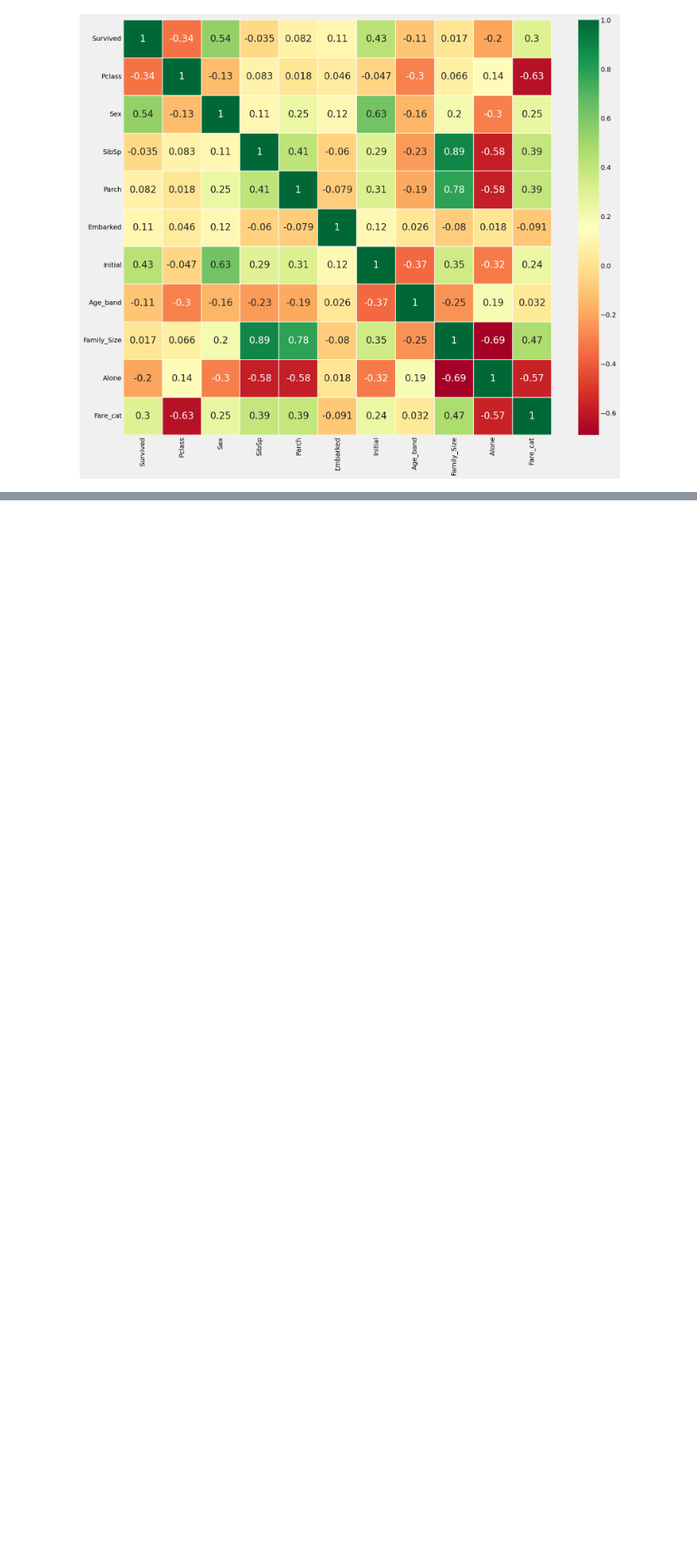
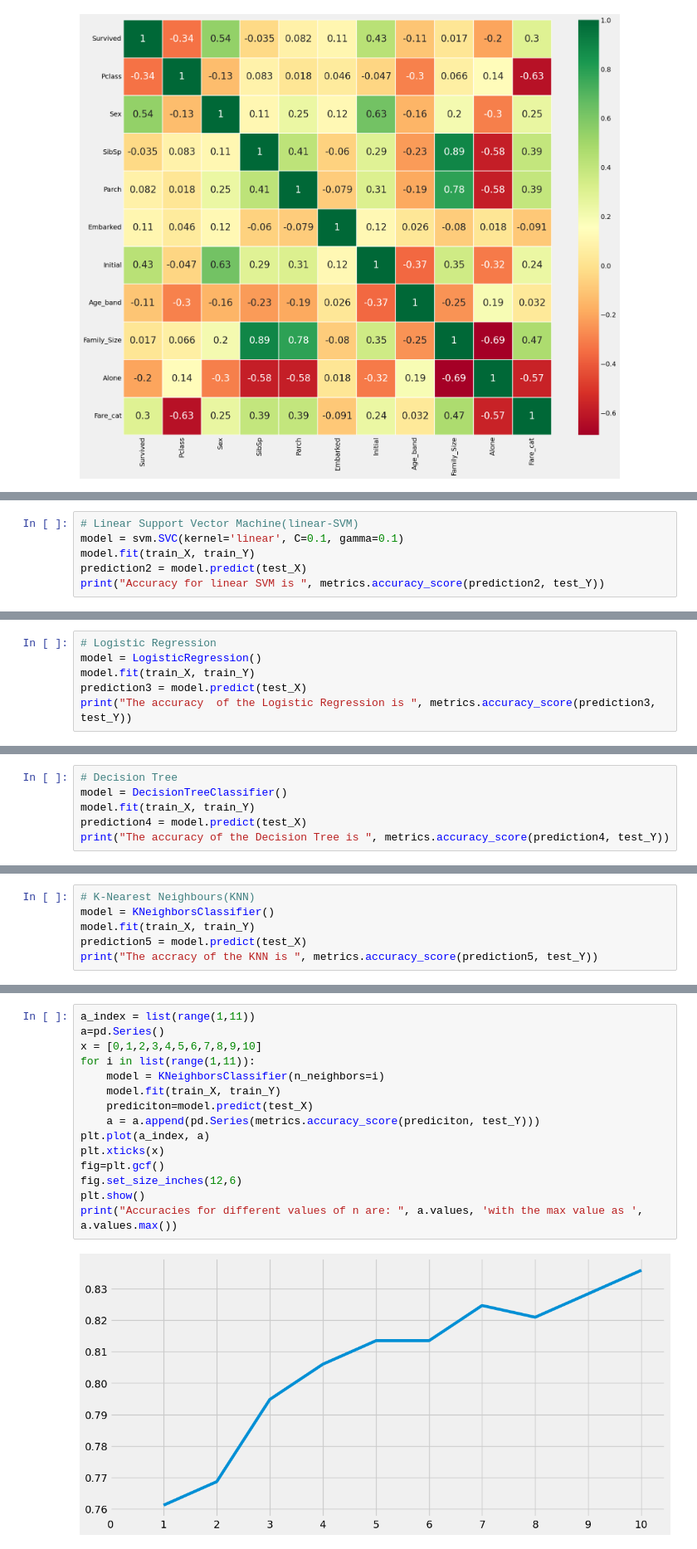
Before and after one commit to sty0507/MyKaggle, a Jupyter notebook: study_curriculum/EDA to Prediction(Dietanic).ipynb, the cells around one changed output, grey strips where cells are left out. Shown at 83% size. Cells and saved outputs as stored; diff of their text form; blank space fills up the shorter version.

Commit message:
add modeling part

```diff
--- a/study_curriculum/EDA to Prediction(Dietanic).ipynb
+++ b/study_curriculum/EDA to Prediction(Dietanic).ipynb
@@ -545,0 +581,6 @@ plt.show()
+# %%
+# Linear Support Vector Machine(linear-SVM)
+model = svm.SVC(kernel='linear', C=0.1, gamma=0.1)
+model.fit(train_X, train_Y)
+prediction2 = model.predict(test_X)
+print("Accuracy for linear SVM is ", metrics.accuracy_score(prediction2, test_Y))
@@ -545,0 +589,6 @@ plt.show()
+# %%
+# Logistic Regression
+model = LogisticRegression()
+model.fit(train_X, train_Y)
+prediction3 = model.predict(test_X)
+print("The accuracy  of the Logistic Regression is ", metrics.accuracy_score(prediction3, test_Y))
@@ -545,0 +597,6 @@ plt.show()
+# %%
+# Decision Tree
+model = DecisionTreeClassifier()
+model.fit(train_X, train_Y)
+prediction4 = model.predict(test_X)
+print("The accuracy of the Decision Tree is ", metrics.accuracy_score(prediction4, test_Y))
@@ -545,0 +605,6 @@ plt.show()
+# %%
+# K-Nearest Neighbours(KNN)
+model = KNeighborsClassifier()
+model.fit(train_X, train_Y)
+prediction5 = model.predict(test_X)
+print("The accracy of the KNN is ", metrics.accuracy_score(prediction5, test_Y))
@@ -545,0 +615,17 @@ plt.show()
+# %%
+a_index = list(range(1,11))
+a=pd.Series()
+x = [0,1,2,3,4,5,6,7,8,9,10]
+for i in list(range(1,11)):
+    model = KNeighborsClassifier(n_neighbors=i)
+    model.fit(train_X, train_Y)
+    prediciton=model.predict(test_X)
+    a = a.append(pd.Series(metrics.accuracy_score(prediciton, test_Y)))
+plt.plot(a_index, a)
+plt.xticks(x)
+fig=plt.gcf()
+fig.set_size_inches(12,6)
+plt.show()
+print("Accuracies for different values of n are: ", a.values, 'with the max value as ', a.values.max())
+# %% [output]
+[figure, added]
```
Also changed, not shown: parts of 14 cells of this notebook.
